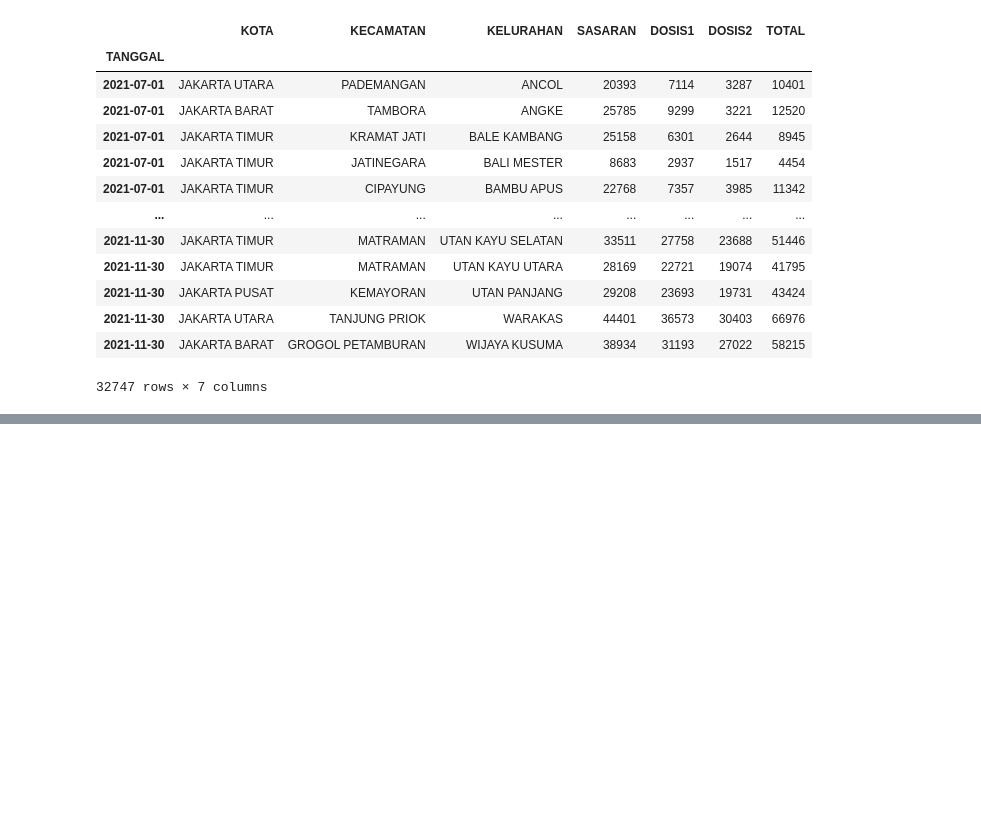
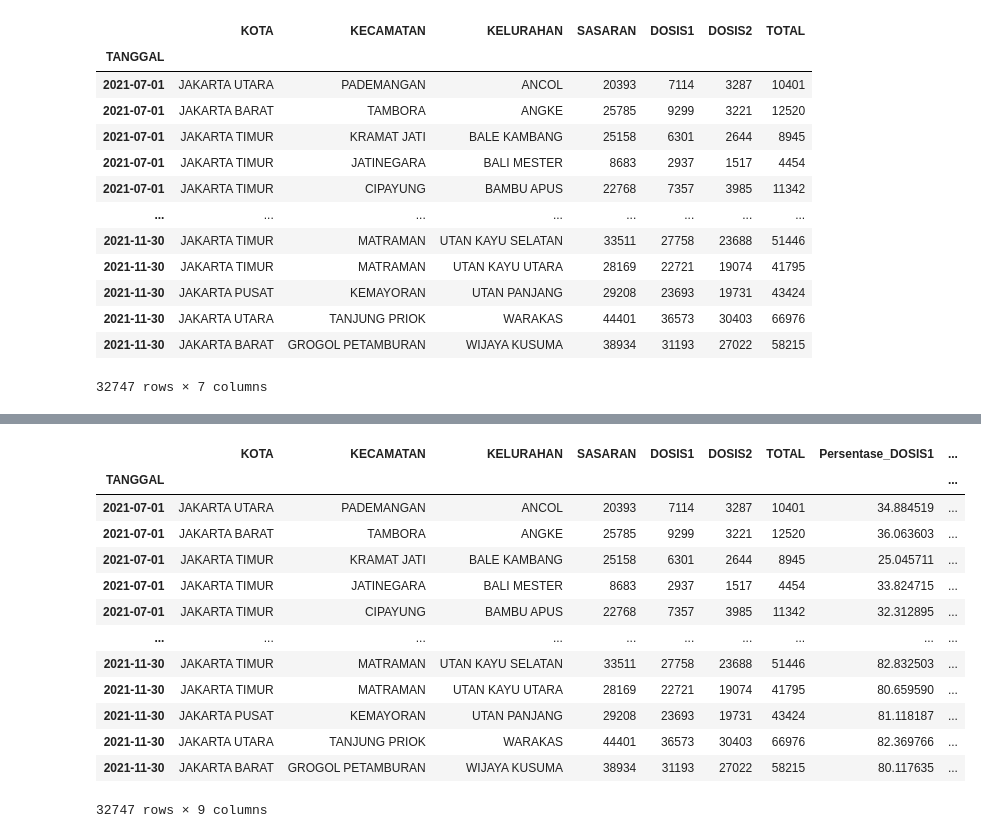
Before and after one commit to FerdyBerlianoP/Internship1, a Jupyter notebook: Untitled.ipynb, the cells around one changed output, grey strips where cells are left out. Drawn from its saved outputs; the diff is of its cells as text; code cells hidden in the pictures; blank space fills up the shorter version.

```diff
--- a/Untitled.ipynb
+++ b/Untitled.ipynb
@@ -1210,3 +1209,6 @@ persen
 | 2021-11-30 | JAKARTA UTARA | TANJUNG PRIOK | WARAKAS | 44401 | 36573 | 30403 | 66976 |
 | 2021-11-30 | JAKARTA BARAT | GROGOL PETAMBURAN | WIJAYA KUSUMA | 38934 | 31193 | 27022 | 58215 |
 32747 rows × 7 columns
+# %%
+persen['Persentase_DOSIS1'] = persen['DOSIS1']*100 / persen['SASARAN']
+persen
@@ -1212,0 +1230,18 @@ persen
+# %%
+persen['Persentase_DOSIS2'] = persen['DOSIS2']*100 / persen['SASARAN']
+persen
+# %% [output]
+|  | KOTA | KECAMATAN | KELURAHAN | SASARAN | DOSIS1 | DOSIS2 | TOTAL | Persentase_DOSIS1 | ... |
+| TANGGAL |  |  |  |  |  |  |  |  | ... |
+| 2021-07-01 | JAKARTA UTARA | PADEMANGAN | ANCOL | 20393 | 7114 | 3287 | 10401 | 34.884519 | ... |
+| 2021-07-01 | JAKARTA BARAT | TAMBORA | ANGKE | 25785 | 9299 | 3221 | 12520 | 36.063603 | ... |
+| 2021-07-01 | JAKARTA TIMUR | KRAMAT JATI | BALE KAMBANG | 25158 | 6301 | 2644 | 8945 | 25.045711 | ... |
+| 2021-07-01 | JAKARTA TIMUR | JATINEGARA | BALI MESTER | 8683 | 2937 | 1517 | 4454 | 33.824715 | ... |
+| 2021-07-01 | JAKARTA TIMUR | CIPAYUNG | BAMBU APUS | 22768 | 7357 | 3985 | 11342 | 32.312895 | ... |
+| ... | ... | ... | ... | ... | ... | ... | ... | ... | ... |
+| 2021-11-30 | JAKARTA TIMUR | MATRAMAN | UTAN KAYU SELATAN | 33511 | 27758 | 23688 | 51446 | 82.832503 | ... |
+| 2021-11-30 | JAKARTA TIMUR | MATRAMAN | UTAN KAYU UTARA | 28169 | 22721 | 19074 | 41795 | 80.659590 | ... |
+| 2021-11-30 | JAKARTA PUSAT | KEMAYORAN | UTAN PANJANG | 29208 | 23693 | 19731 | 43424 | 81.118187 | ... |
+| 2021-11-30 | JAKARTA UTARA | TANJUNG PRIOK | WARAKAS | 44401 | 36573 | 30403 | 66976 | 82.369766 | ... |
+| 2021-11-30 | JAKARTA BARAT | GROGOL PETAMBURAN | WIJAYA KUSUMA | 38934 | 31193 | 27022 | 58215 | 80.117635 | ... |
+32747 rows × 9 columns
```
Also changed, not shown: parts of 10 cells of this notebook.
